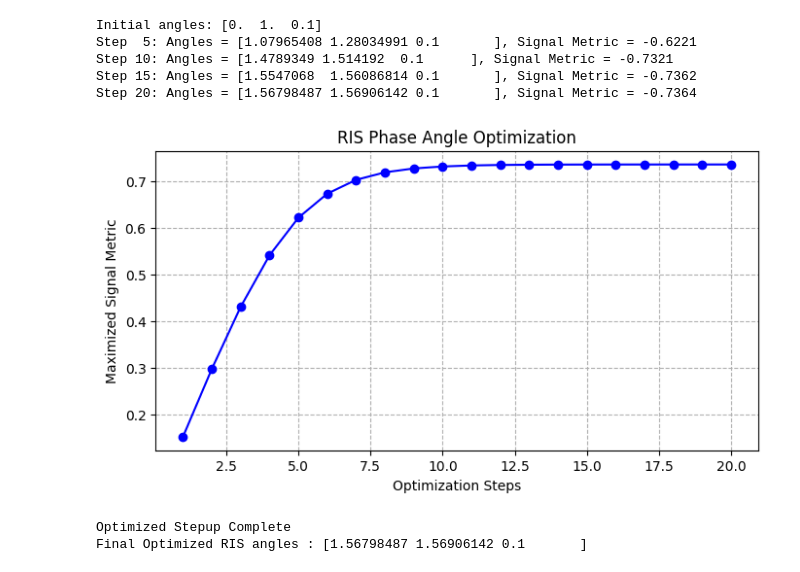
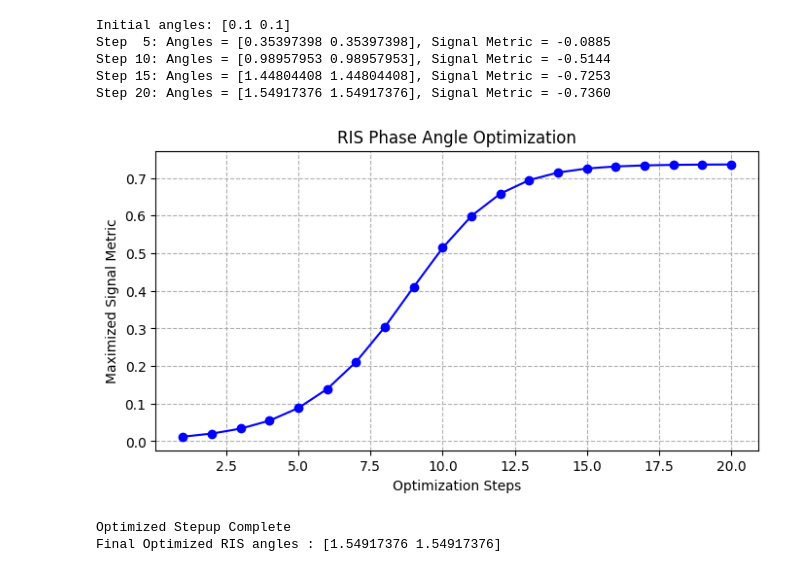
Before and after one commit to maham-o/UAV-RIS, a Jupyter notebook: UAV_RIS.ipynb, the cells around one changed output. Cells and saved outputs as stored; diff of their text form; code cells hidden in the pictures.

```diff
--- a/UAV_RIS.ipynb
+++ b/UAV_RIS.ipynb
@@ -36,45 +36,45 @@ def quantum_signal_circuit(angles):
 
 #Finding the best mirror adjustments (Optimization)
 #Starting with random mirror phase angles
-angles = np.array([0,1,0.1],requires_grad = True)
+angles = np.array([0.1,0.1],requires_grad = True)
 opt= qml.GradientDescentOptimizer(stepsize=0.4)
 
 #Storing history for plotting
 history_steps = []
 history_signal = []
 
 
 print(f'Initial angles: {angles}')
 
 for step in range(20):
      #We want to find the maximum value, but since the Descent Optimizer finds the lowest value, we use the negative sign
      angles = opt.step(lambda a: -quantum_signal_circuit(a),angles)
 
      if (step+1) % 5 == 0:
           #Printing results after every 5 steps
           print(f"Step {step+1:2d}: Angles = {angles}, Signal Metric = {-quantum_signal_circuit(angles):.4f}")
      #Recording the current signal metric
      current_signal= quantum_signal_circuit(angles)
      history_steps.append(step+1)
      history_signal.append(current_signal)
 
 #Plotting
 plt.figure(figsize=(8,4))
 plt.plot(history_steps,history_signal,marker='o',color='b',linestyle='-')
 plt.title("RIS Phase Angle Optimization")
 plt.xlabel("Optimization Steps")
 plt.ylabel("Maximized Signal Metric")
 plt.grid(True,linestyle ='--')
 plt.show()
 
 print("\nOptimized Stepup Complete")
 print(f"Final Optimized RIS angles : {angles}")
 # %% [output]
-Initial angles: [0.  1.  0.1]
-Step  5: Angles = [1.07965408 1.28034991 0.1       ], Signal Metric = -0.6221
-Step 10: Angles = [1.4789349 1.514192  0.1      ], Signal Metric = -0.7321
-Step 15: Angles = [1.5547068  1.56086814 0.1       ], Signal Metric = -0.7362
-Step 20: Angles = [1.56798487 1.56906142 0.1       ], Signal Metric = -0.7364
+Initial angles: [0.1 0.1]
+Step  5: Angles = [0.35397398 0.35397398], Signal Metric = -0.0885
+Step 10: Angles = [0.98957953 0.98957953], Signal Metric = -0.5144
+Step 15: Angles = [1.44804408 1.44804408], Signal Metric = -0.7253
+Step 20: Angles = [1.54917376 1.54917376], Signal Metric = -0.7360
-[figure, old version]
+[figure, new version]
 Optimized Stepup Complete
-Final Optimized RIS angles : [1.56798487 1.56906142 0.1       ]
+Final Optimized RIS angles : [1.54917376 1.54917376]
```
